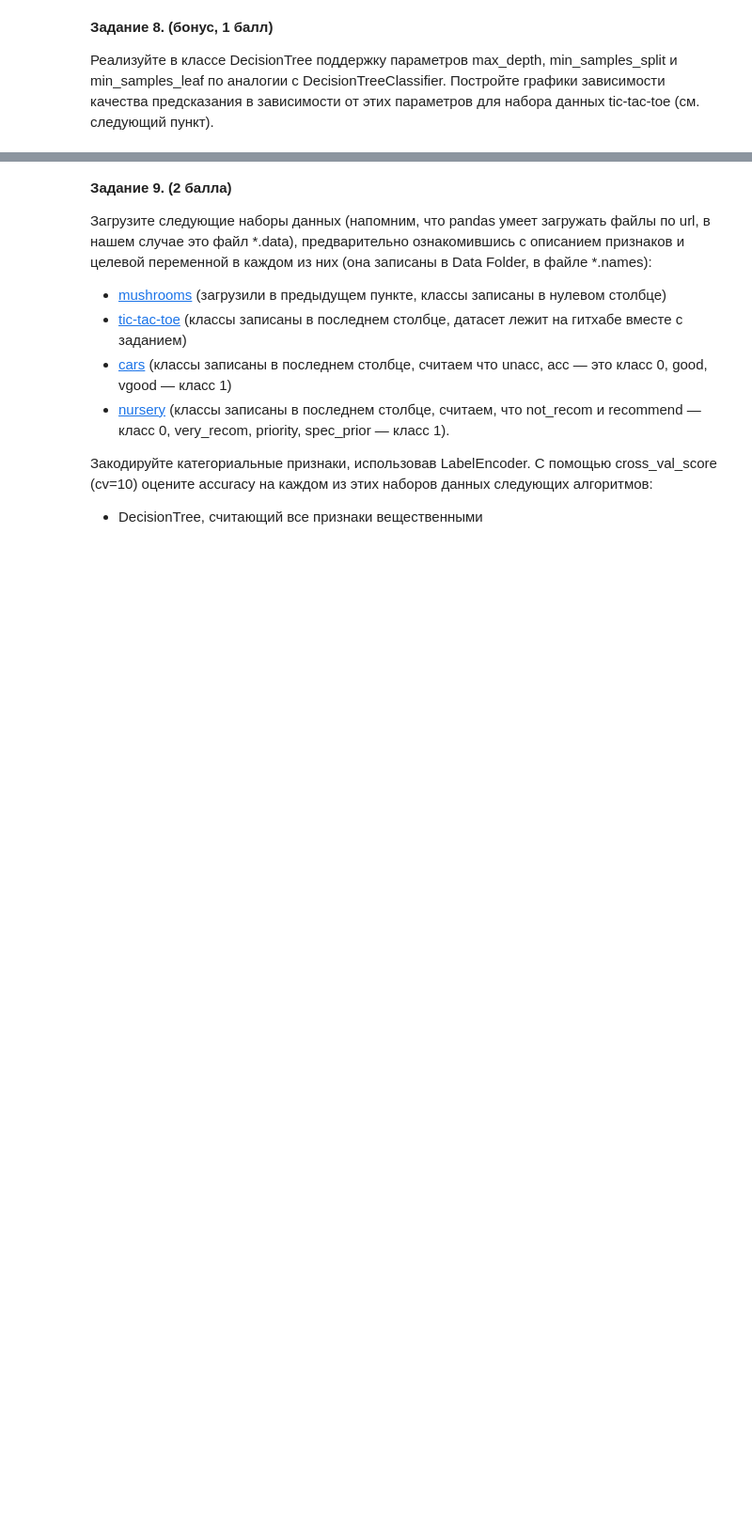
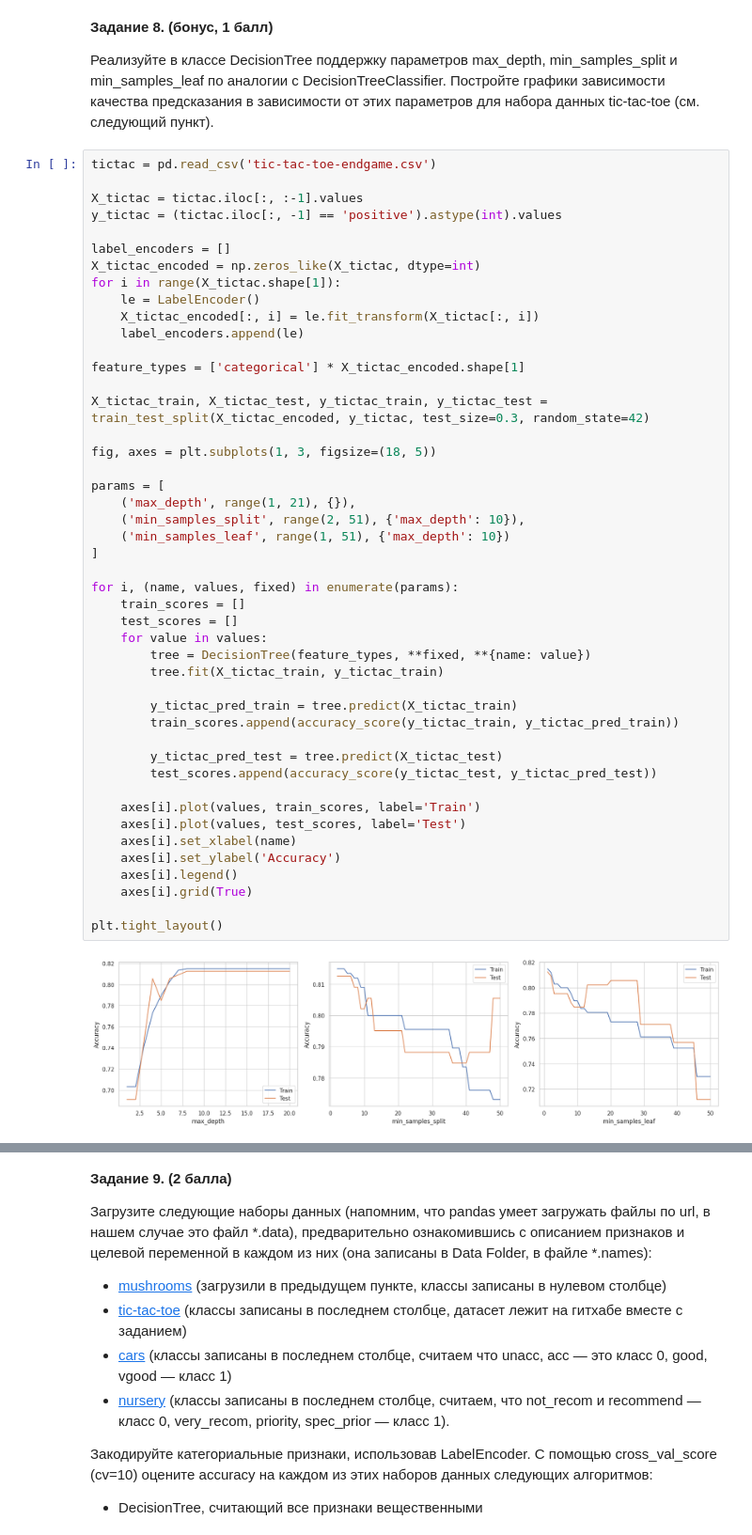
Before and after one commit to AminaKhabirova/ML, a Jupyter notebook: hw2_trees.ipynb, the cells around one changed output, grey strips where cells are left out. Shown at 94% size. Saved outputs shown, nothing was run; the diff lists cells and outputs as text; blank space fills up the shorter version.

```diff
--- a/hw2_trees.ipynb
+++ b/hw2_trees.ipynb
@@ -292,3 +357,51 @@ __Задание 7. (0.5 балла)__
 __Задание 8. (бонус, 1 балл)__
 
 Реализуйте в классе DecisionTree поддержку параметров max_depth, min_samples_split и min_samples_leaf по аналогии с DecisionTreeClassifier. Постройте графики зависимости качества предсказания в зависимости от этих параметров для набора данных tic-tac-toe (см. следующий пункт).
+# %%
+tictac = pd.read_csv('tic-tac-toe-endgame.csv')
+
+X_tictac = tictac.iloc[:, :-1].values
+y_tictac = (tictac.iloc[:, -1] == 'positive').astype(int).values
+
+label_encoders = []
+X_tictac_encoded = np.zeros_like(X_tictac, dtype=int)
+for i in range(X_tictac.shape[1]):
+    le = LabelEncoder()
+    X_tictac_encoded[:, i] = le.fit_transform(X_tictac[:, i])
+    label_encoders.append(le)
+
+feature_types = ['categorical'] * X_tictac_encoded.shape[1]
+
+X_tictac_train, X_tictac_test, y_tictac_train, y_tictac_test = train_test_split(X_tictac_encoded, y_tictac, test_size=0.3, random_state=42)
+
+fig, axes = plt.subplots(1, 3, figsize=(18, 5))
+
+params = [
+    ('max_depth', range(1, 21), {}),
+    ('min_samples_split', range(2, 51), {'max_depth': 10}),
+    ('min_samples_leaf', range(1, 51), {'max_depth': 10})
+]
+
+for i, (name, values, fixed) in enumerate(params):
+    train_scores = []
+    test_scores = []
+    for value in values:
+        tree = DecisionTree(feature_types, **fixed, **{name: value})
+        tree.fit(X_tictac_train, y_tictac_train)
+
+        y_tictac_pred_train = tree.predict(X_tictac_train)
+        train_scores.append(accuracy_score(y_tictac_train, y_tictac_pred_train))
+
+        y_tictac_pred_test = tree.predict(X_tictac_test)
+        test_scores.append(accuracy_score(y_tictac_test, y_tictac_pred_test))
+
+    axes[i].plot(values, train_scores, label='Train')
+    axes[i].plot(values, test_scores, label='Test')
+    axes[i].set_xlabel(name)
+    axes[i].set_ylabel('Accuracy')
+    axes[i].legend()
+    axes[i].grid(True)
+
+plt.tight_layout()
+# %% [output]
+[figure, added]
```
Also changed, not shown: parts of 15 cells of this notebook, 1 other file.
